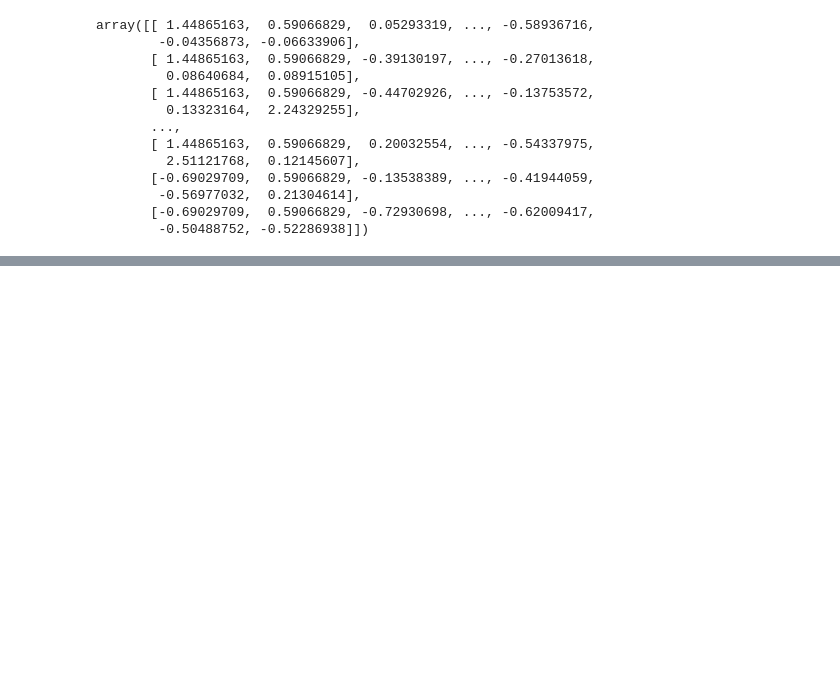
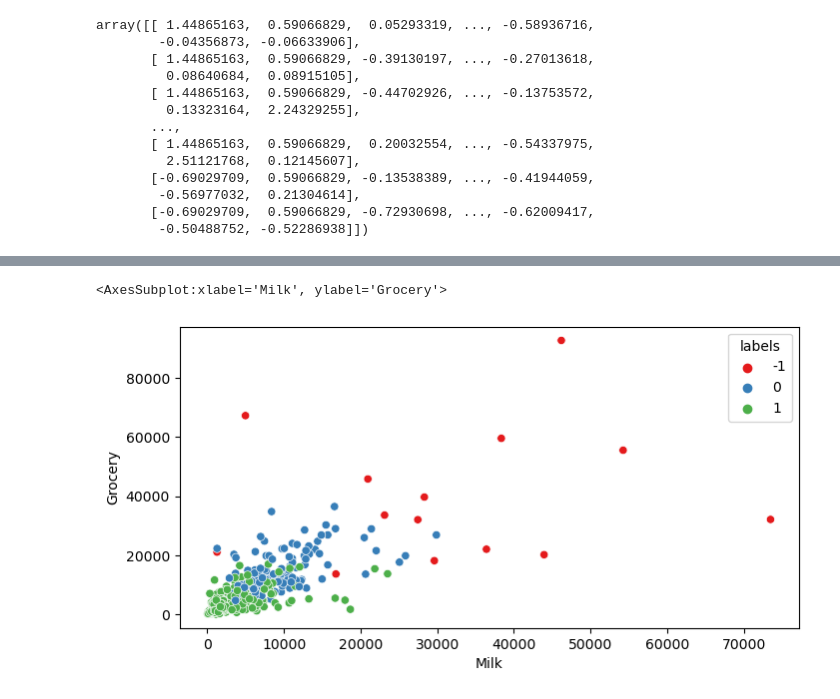
Before and after one commit to Naveen-janakiraman/Projects, a Jupyter notebook: Outliers project using DBSCAN.ipynb, the cells around one changed output, grey strips where cells are left out. Saved outputs shown, nothing was run; the diff lists cells and outputs as text; code cells hidden in the pictures; blank space fills up the shorter version.

```diff
--- a/Outliers project using DBSCAN.ipynb
+++ b/Outliers project using DBSCAN.ipynb
@@ -132,0 +192,6 @@ array([[ 1.44865163,  0.59066829,  0.05293319, ..., -0.58936716,
+# %%
+dbscan=DBSCAN(eps=2)
+# %%
+labels=dbscan.fit_predict(scaled_df)
+# %%
+df['labels']=labels
@@ -132,0 +207,4 @@ array([[ 1.44865163,  0.59066829,  0.05293319, ..., -0.58936716,
+# %%
+plt.figure(figsize=(8,4),dpi=100)
+sns.scatterplot(data=df,x='Milk',y='Grocery',hue='labels',palette='Set1')
+# %% [output]
@@ -132,0 +213,2 @@ array([[ 1.44865163,  0.59066829,  0.05293319, ..., -0.58936716,
+<AxesSubplot:xlabel='Milk', ylabel='Grocery'>
+[figure, added]
```
Also changed, not shown: parts of 20 cells of this notebook.
